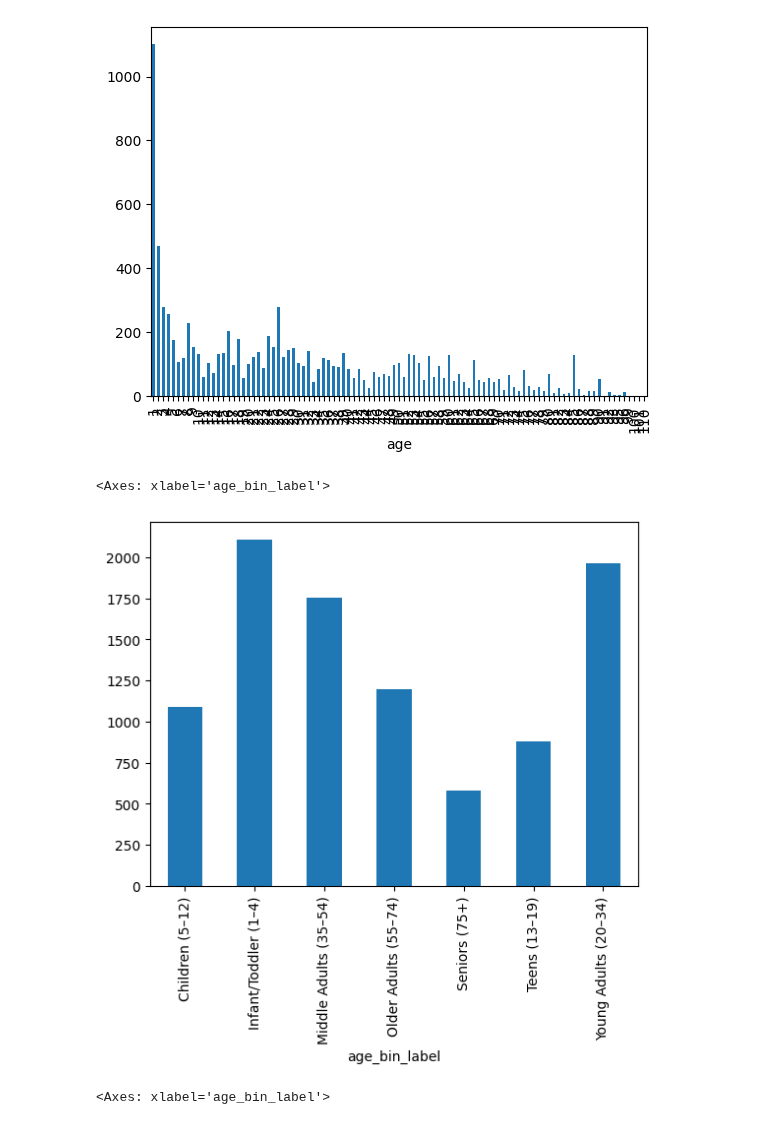
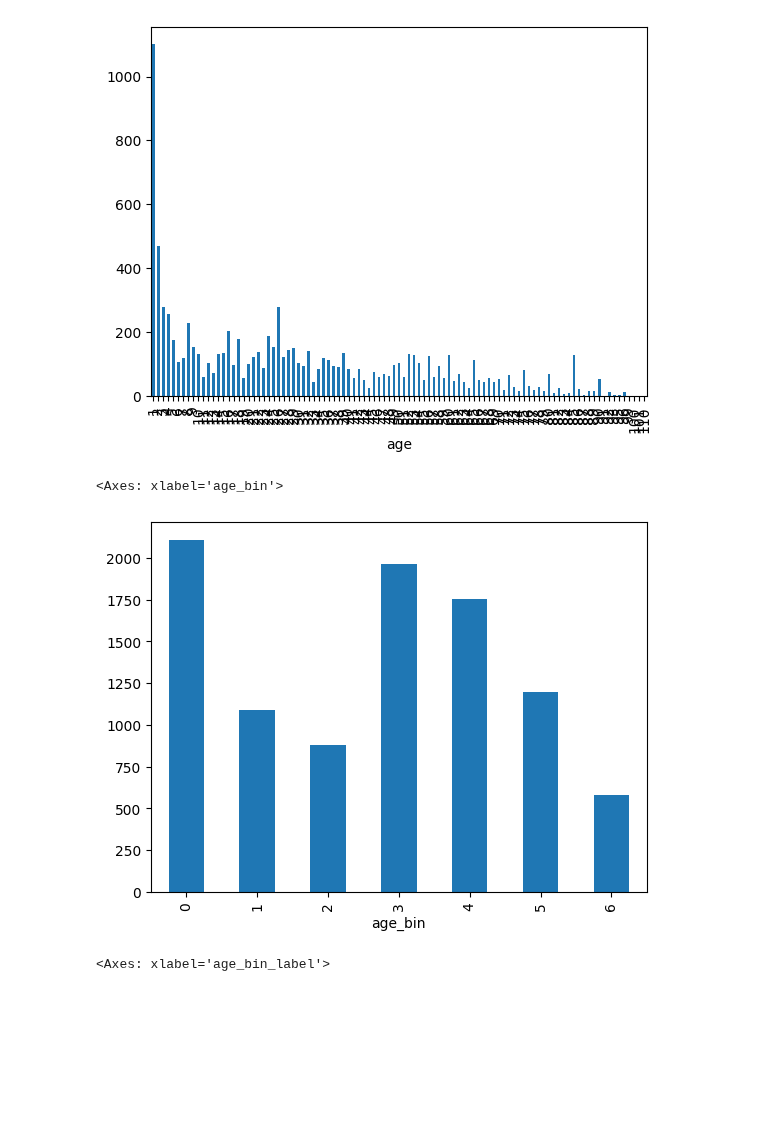
Before and after one commit to MocanuPaulC/DL-assignment, a Jupyter notebook: part_1/data_processing.ipynb, the cells around one changed output. Saved outputs shown, nothing was run; the diff lists cells and outputs as text; code cells hidden in the pictures; blank space fills up the shorter version.

```diff
--- a/part_1/data_processing.ipynb
+++ b/part_1/data_processing.ipynb
@@ -76,10 +76,10 @@ image_paths_csv.age.value_counts().sort_index().plot(kind='bar')
 image_paths_csv=bin_ages(image_paths_csv)
 image_paths_csv_7_classes=bin_ages_7(image_paths_csv)
 # %%
-image_paths_csv_7_classes.age_bin_label.value_counts().sort_index().plot(kind='bar')
+image_paths_csv_7_classes.age_bin.value_counts().sort_index().plot(kind='bar')
 # %% [output]
-<Axes: xlabel='age_bin_label'>
+<Axes: xlabel='age_bin'>
-[figure, old version]
+[figure, new version]
 # %%
 image_paths_csv.age_bin_label.value_counts().sort_index().plot(kind='bar')
 # %% [output]
```
Also changed, not shown: 7 other files.
